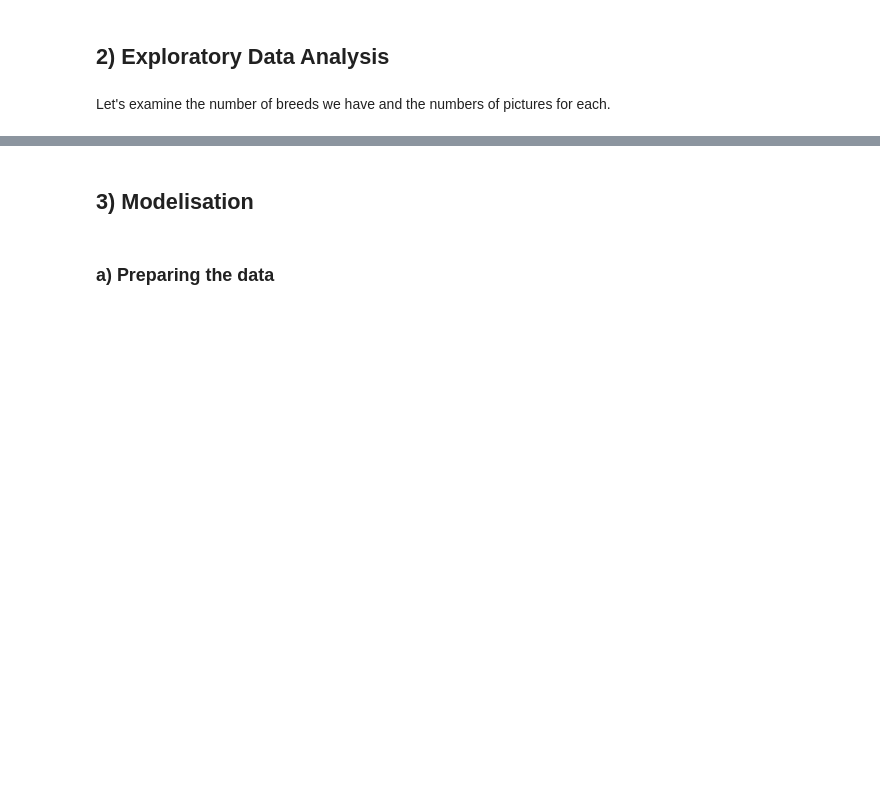
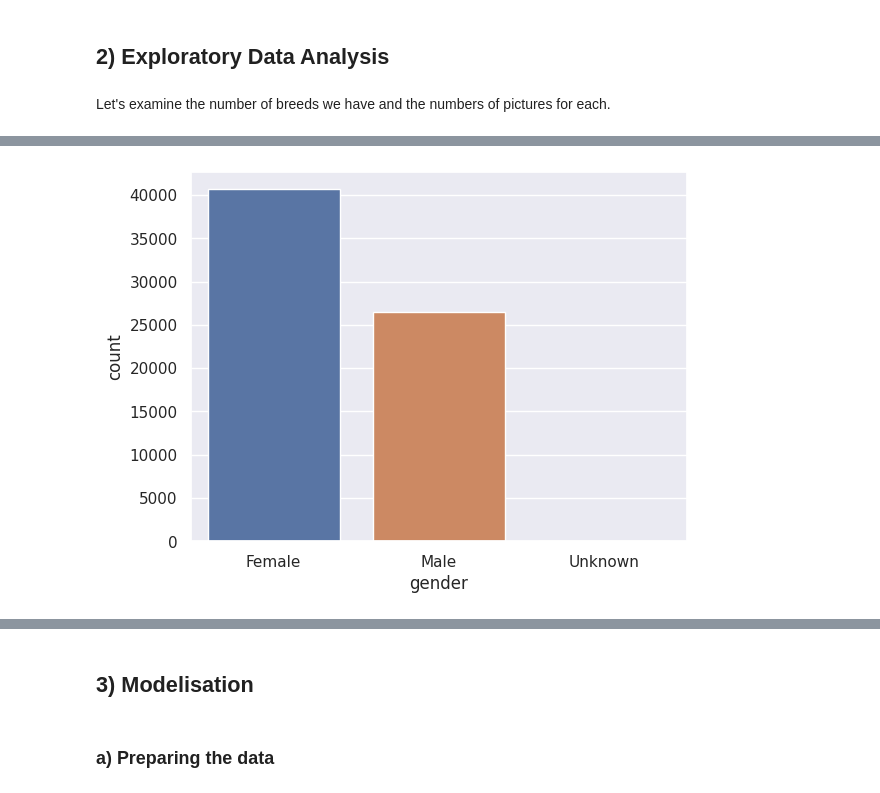
Before and after one commit to cecilegltslmcs/cats-classification, a Jupyter notebook: notebook.ipynb, the cells around one changed output, grey strips where cells are left out. Saved outputs shown, nothing was run; the diff lists cells and outputs as text; code cells hidden in the pictures; blank space fills up the shorter version.

```diff
--- a/notebook.ipynb
+++ b/notebook.ipynb
@@ -55,0 +108,5 @@ FileNotFoundError: ignored
+# %%
+sns.countplot(x="gender", data=df)
+plt.show()
+# %% [output]
+[figure, added]
```
Also changed, not shown: parts of 17 cells of this notebook.
